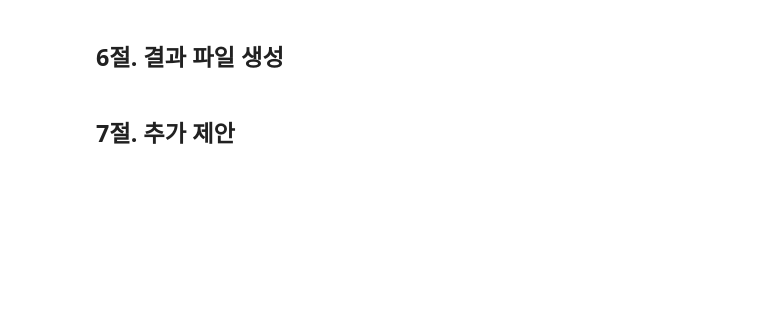
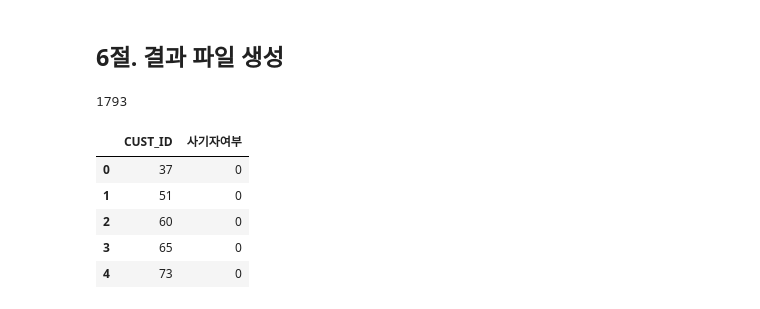
Before and after one commit to lucio-karin0506/SaltLux-Project, a Jupyter notebook: Machine Learning/Machine learning lecture/6장. 부정탐지 분석 프로젝트.ipynb, the cells around one changed output. Saved outputs shown, nothing was run; the diff lists cells and outputs as text; code cells hidden in the pictures; blank space fills up the shorter version.

```diff
--- a/Machine Learning/Machine learning lecture/6장. 부정탐지 분석 프로젝트.ipynb
+++ b/Machine Learning/Machine learning lecture/6장. 부정탐지 분석 프로젝트.ipynb
@@ -909,0 +999,5 @@ X_resampled.shape, len(y_resampled)
+# %%
+# lightgbm
+from lightgbm import LGBMClassifier
+lgbm_model = LGBMClassifier(n_estimators=100)
+model_fit_assessment(X, y, lgbm_model)
@@ -909,0 +1013,5 @@ X_resampled.shape, len(y_resampled)
+# %%
+# catboost
+from catboost import CatBoostClassifier
+cb_model = CatBoostClassifier(n_estimators=100, verbose=False)
+model_fit_assessment(X, y, cb_model)
@@ -910,2 +1027,15 @@ X_resampled.shape, len(y_resampled)
 # %% [markdown]
 ## 5절. Ensemble
+# %%
+from sklearn.ensemble import VotingClassifier
+
+voting_model = VotingClassifier(
+    estimators=[
+        ('rf', RandomForestClassifier()),
+        ('xgb', XGBClassifier(eval_metric='logloss', use_label_encoder=False)),
+        ('cb', CatBoostClassifier(verbose=False))
+    ],
+    voting='hard'
+)
+
+model_fit_assessment(X, y, voting_model)
@@ -912,4 +1071,20 @@ X_resampled.shape, len(y_resampled)
 # %% [markdown]
 ## 6절. 결과 파일 생성
-# %% [markdown]
-## 7절. 추가 제안
+# %%
+pred_answer = voting_model.predict(val_X)
+len(pred_answer)
+# %% [output]
+1793
+# %%
+res = pd.DataFrame(data=np.c_[val_set.CUST_ID,
+                                pred_answer.astype(int)],
+                    columns=['CUST_ID', '사기자여부'])
+
+res.head()
+# %% [output]
+|  | CUST_ID | 사기자여부 |
+| 0 | 37 | 0 |
+| 1 | 51 | 0 |
+| 2 | 60 | 0 |
+| 3 | 65 | 0 |
+| 4 | 73 | 0 |
```
Also changed, not shown: parts of 14 cells of this notebook.
